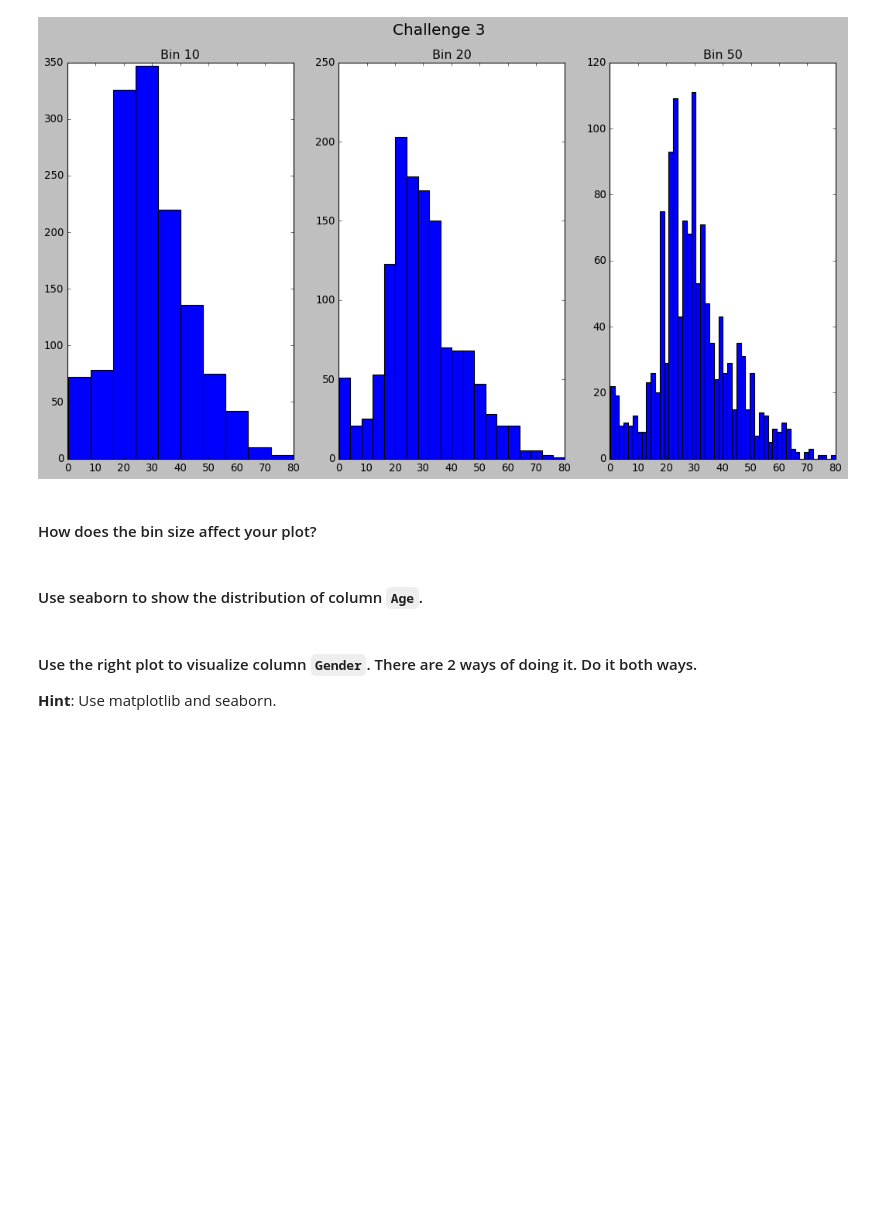
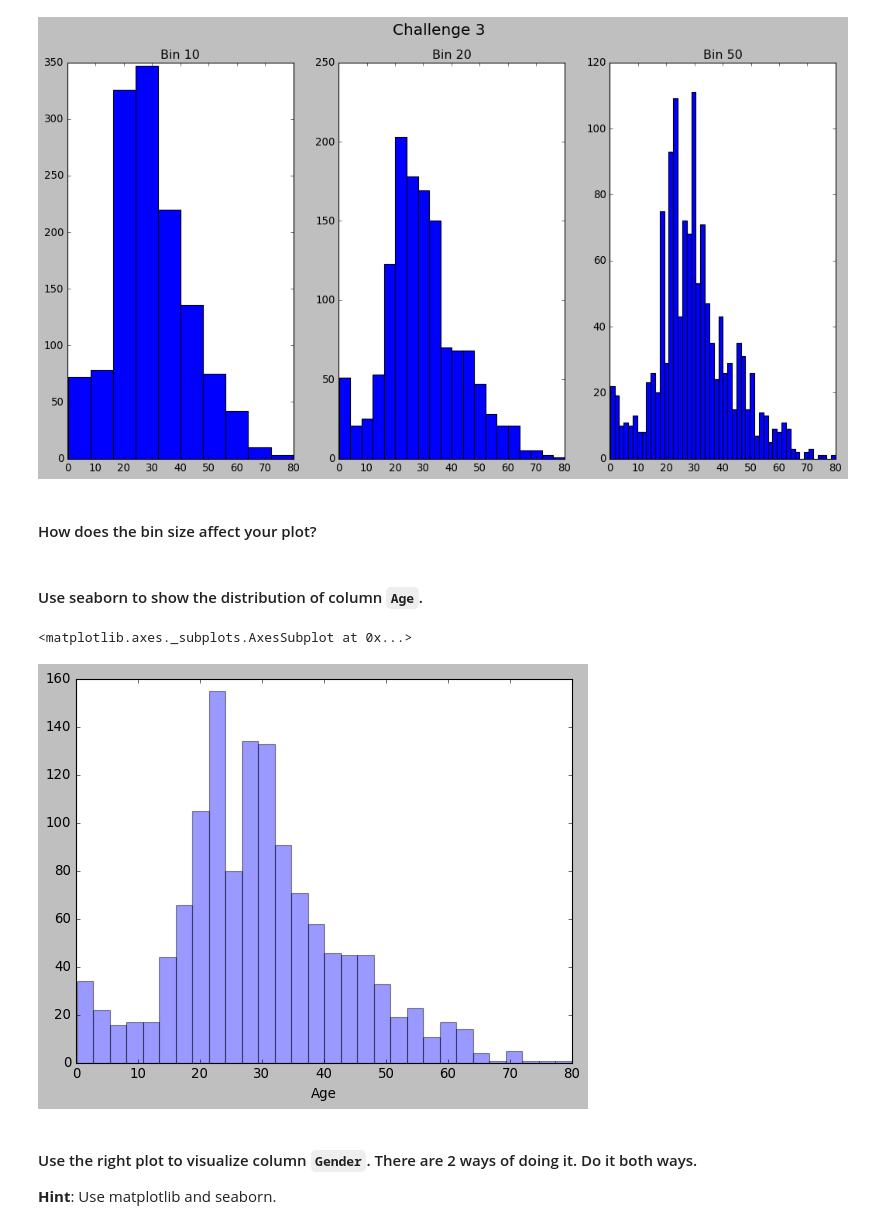
Before and after one commit to polserramalera/lab-matplotlib-seaborn, a Jupyter notebook: your-code/main.ipynb, the cells around one changed output. Saved outputs shown, nothing was run; the diff lists cells and outputs as text; code cells hidden in the pictures; blank space fills up the shorter version.

Commit message:
Final commit lab-matplotlib Pol Serramalera

```diff
--- a/your-code/main.ipynb
+++ b/your-code/main.ipynb
@@ -331,6 +328,10 @@ your comments here
 #### Use seaborn to show the distribution of column `Age`.
 # %%
 # your code here
+sns.distplot(titanic["Age"],kde=False)
+# %% [output]
+<matplotlib.axes._subplots.AxesSubplot at 0x...>
+[figure, added]
 # %% [markdown]
 #### Use the right plot to visualize column `Gender`. There are 2 ways of doing it. Do it both ways.
 **Hint**: Use matplotlib and seaborn.
```
Also changed, not shown: parts of 24 cells of this notebook.
